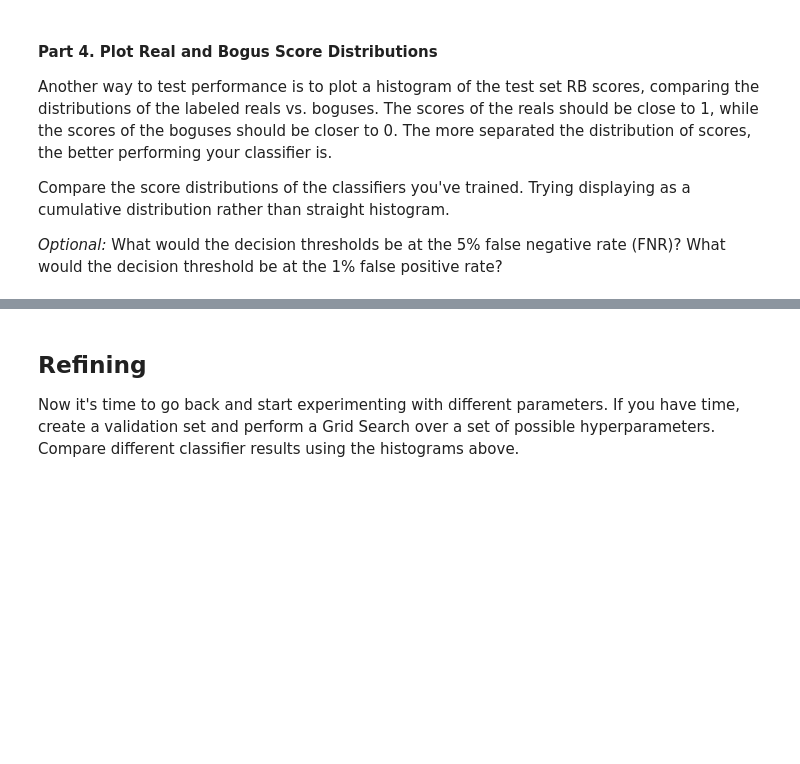
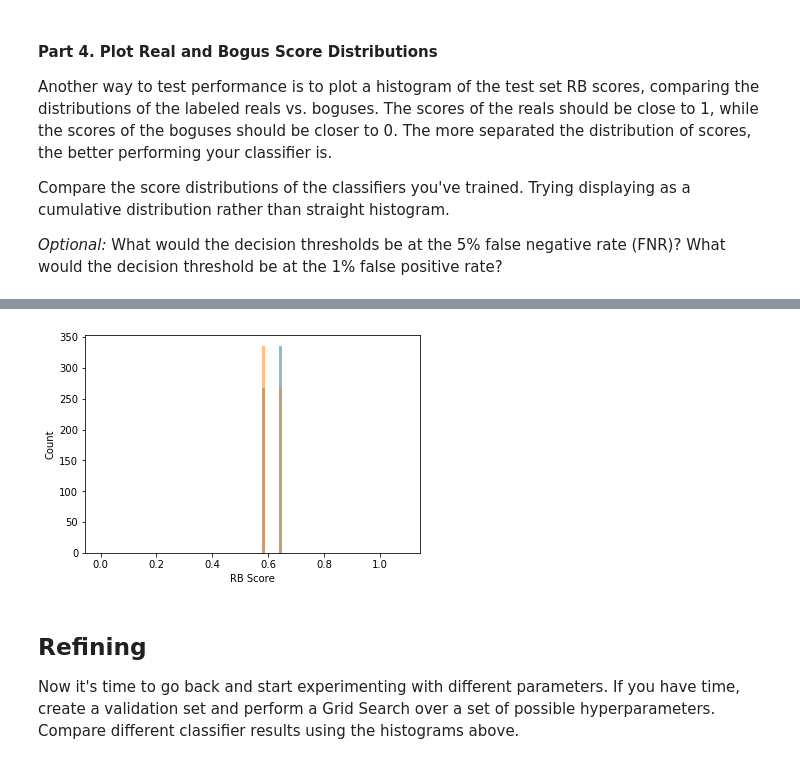
Before and after one commit to d-giles/LSSTC-DSFP-Sessions, a Jupyter notebook: Session7/Day3/Building-A-Supervised-Machine-Learning-Model.ipynb, the cells around one changed output, grey strips where cells are left out. Cells and saved outputs as stored; diff of their text form; code cells hidden in the pictures; blank space fills up the shorter version.

```diff
--- a/Session7/Day3/Building-A-Supervised-Machine-Learning-Model.ipynb
+++ b/Session7/Day3/Building-A-Supervised-Machine-Learning-Model.ipynb
@@ -342,3 +368,28 @@ plt.show()
+# %%
+
+# INSTRUCTION: First compare the classifiers' scores on the test reals only
+#
+scores_list = [dtre_score,rafo_score,nnet_score]
+legends = ['dtre', 'rafo', 'nnet'] # REPLACE ME
+colors = ['g', 'b', 'r']
+rbbins = np.arange(0,1.1,0.01)
+
+# Comparison on real examples
+
+plt.figure()
+ax = plt.subplot(111)
+i=2
+scores = scores_list[i]
+scores_real = scores[y_test==1]
+scores_bogus = scores[y_test==0]
+ax.hist(scores_real[:,0],bins=rbbins,alpha=0.5)
+ax.hist(scores_bogus[:,0],bins=rbbins,alpha=0.5)
+ax.set_xlabel('RB Score')
+ax.set_ylabel('Count')
+#ax.set_xbound(0, 1)
+plt.show()
+# %% [output]
+[figure, added]
 # %% [markdown]
 ## Refining
 
```
Also changed, not shown: parts of 5 cells of this notebook.
